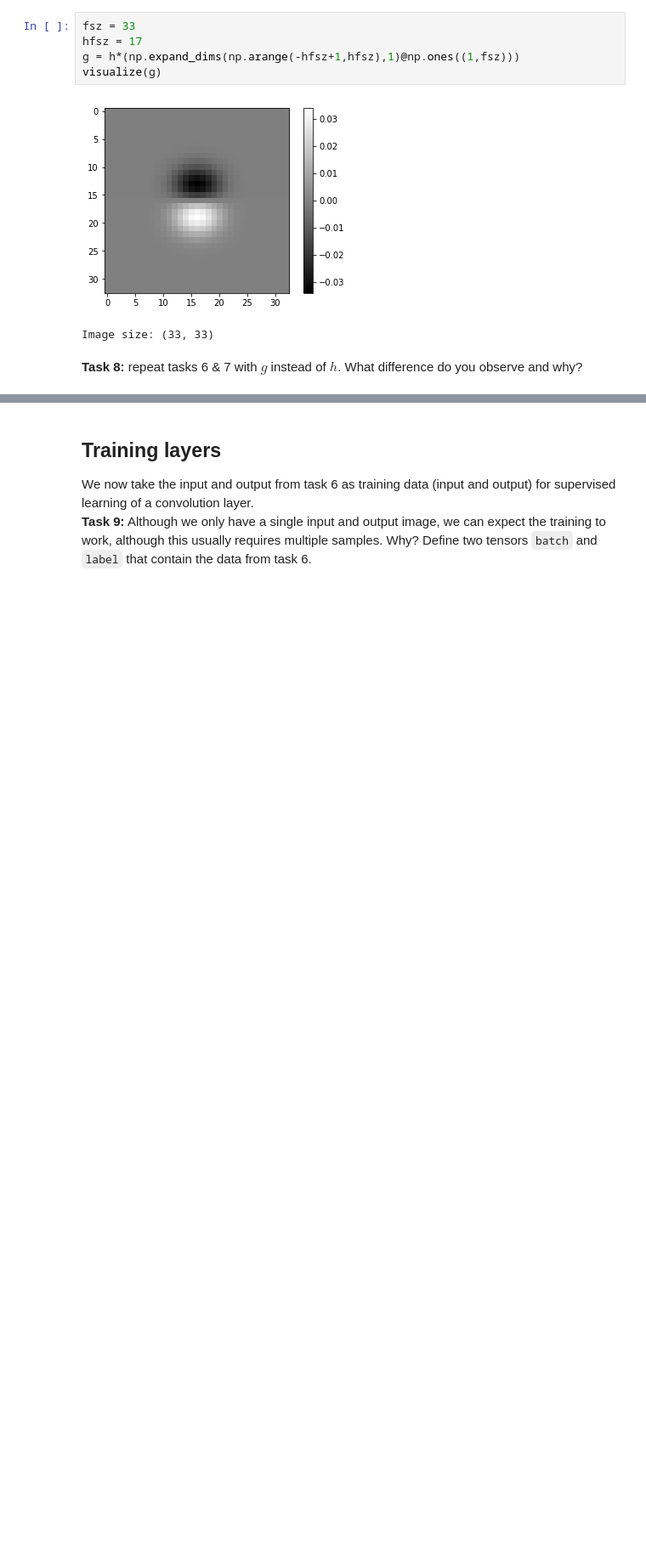
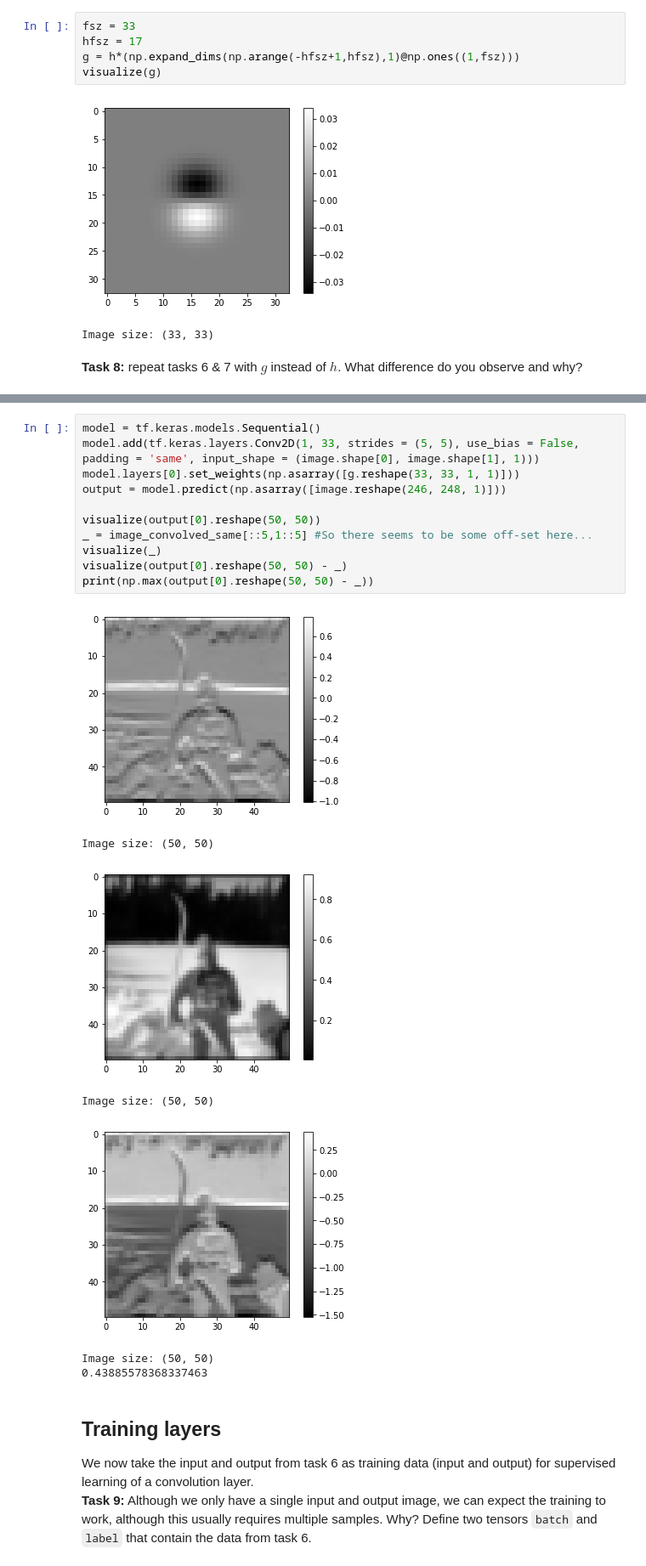
Before and after one commit to isaakh94/TBMI26, a Jupyter notebook: TBMI26_assignments2019 2/Lab3_TBMI26_problems/Lab3_TBMI26_problems.ipynb, the cells around one changed output, grey strips where cells are left out. Shown at 85% size. Saved outputs shown, nothing was run; the diff lists cells and outputs as text; blank space fills up the shorter version.

```diff
--- a/TBMI26_assignments2019 2/Lab3_TBMI26_problems/Lab3_TBMI26_problems.ipynb
+++ b/TBMI26_assignments2019 2/Lab3_TBMI26_problems/Lab3_TBMI26_problems.ipynb
@@ -232,3 +254,22 @@ Image size: (33, 33)
+# %%
+model = tf.keras.models.Sequential()
+model.add(tf.keras.layers.Conv2D(1, 33, strides = (5, 5), use_bias = False, padding = 'same', input_shape = (image.shape[0], image.shape[1], 1)))
+model.layers[0].set_weights(np.asarray([g.reshape(33, 33, 1, 1)]))
+output = model.predict(np.asarray([image.reshape(246, 248, 1)]))
+
+visualize(output[0].reshape(50, 50))
+_ = image_convolved_same[::5,1::5] #So there seems to be some off-set here...
+visualize(_)
+visualize(output[0].reshape(50, 50) - _)
+print(np.max(output[0].reshape(50, 50) - _))
+# %% [output]
+[figure, added]
+Image size: (50, 50)
+[figure, added]
+Image size: (50, 50)
+[figure, added]
+Image size: (50, 50)
+0.43885578368337463
 # %% [markdown]
 ## Training layers
 We now take the input and output from task 6 as training data (input and output) for supervised learning of a convolution layer.
```
Also changed, not shown: parts of 16 cells of this notebook, 1 other file.
